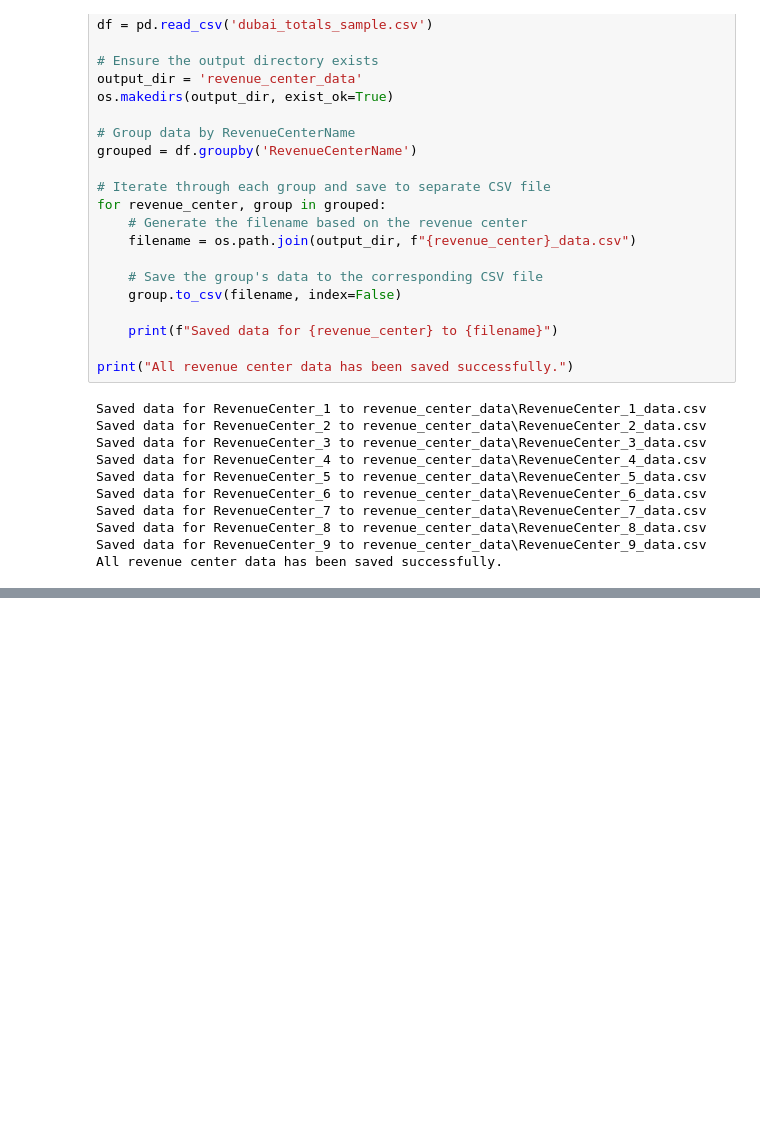
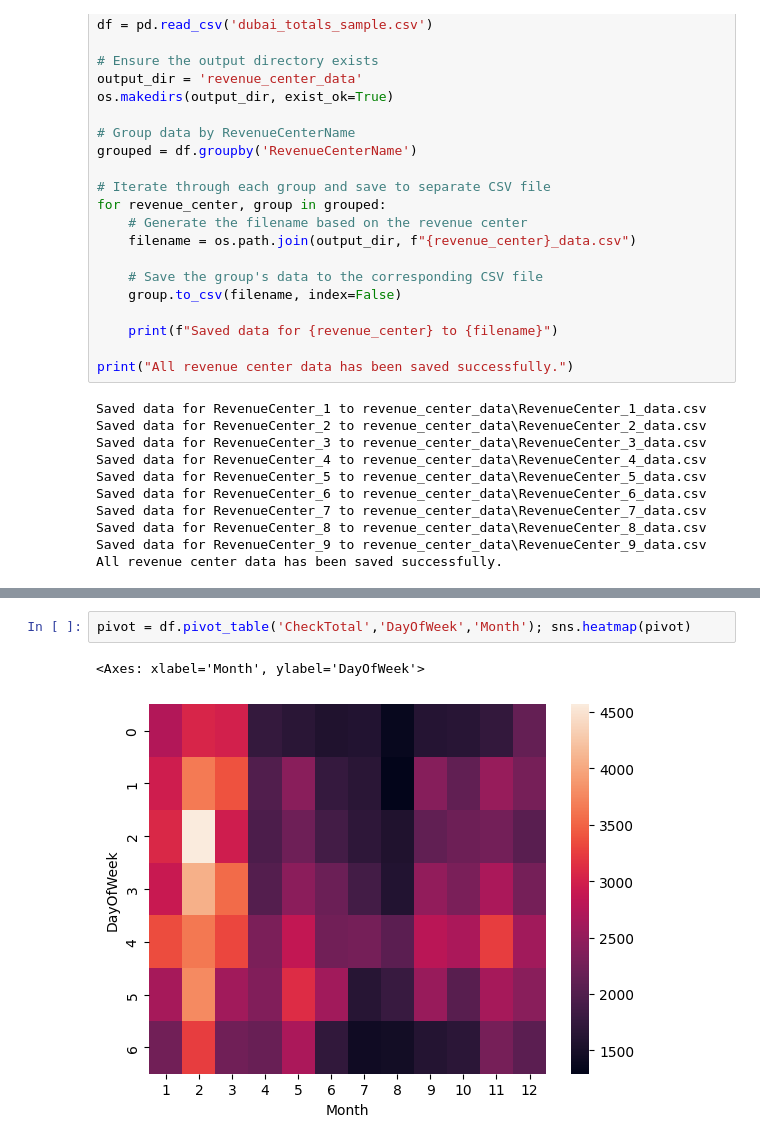
Before and after one commit to BeatBard/hotel-revenue-forecast, a Jupyter notebook: notebooks/Dubai_specific.ipynb, the cells around one changed output, grey strips where cells are left out. Drawn from its saved outputs; the diff is of its cells as text; blank space fills up the shorter version.

```diff
--- a/notebooks/Dubai_specific.ipynb
+++ b/notebooks/Dubai_specific.ipynb
@@ -664,0 +682,5 @@ from sklearn.metrics import mean_absolute_error
+# %%
+pivot = df.pivot_table('CheckTotal','DayOfWeek','Month'); sns.heatmap(pivot)
+# %% [output]
+<Axes: xlabel='Month', ylabel='DayOfWeek'>
+[figure, added]
```
Also changed, not shown: parts of 4 cells of this notebook, 2 other files.
